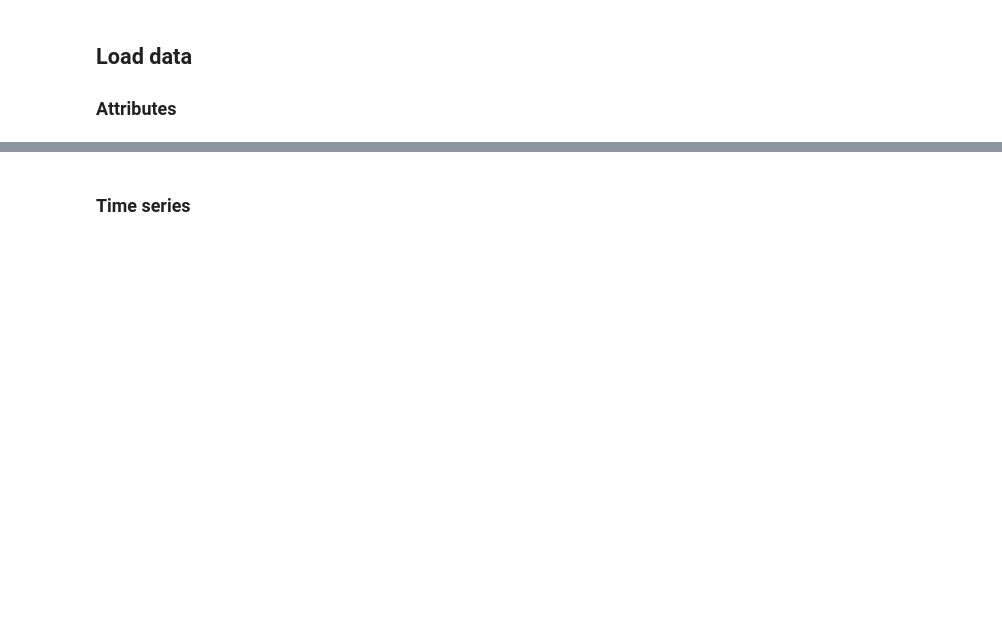
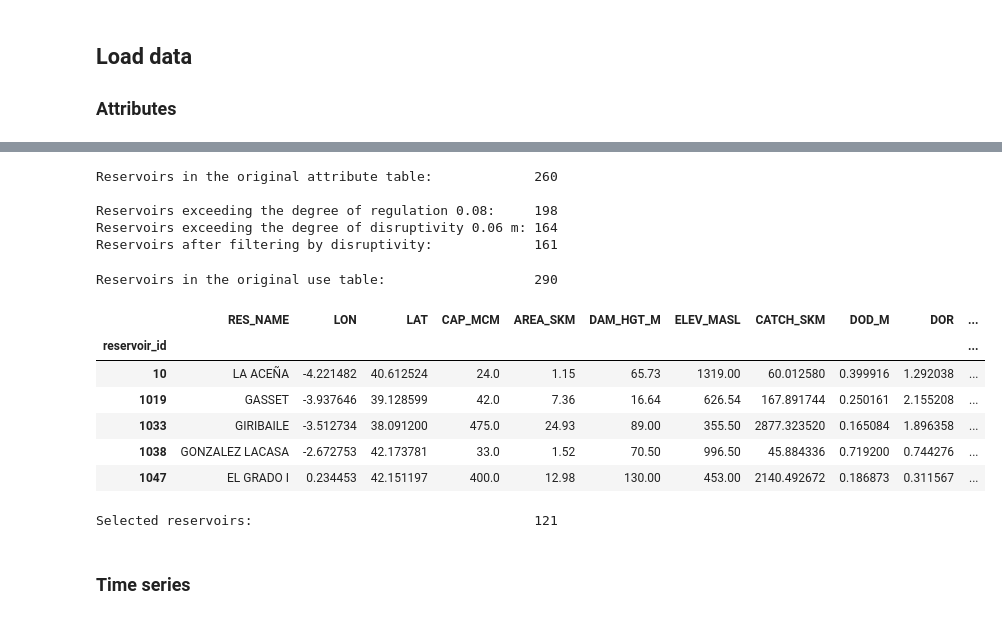
Before and after one commit to casadoj/neuralhydrology, a Jupyter notebook: models/ResOpsES/1_samples_&_periods.ipynb, the cells around one changed output, grey strips where cells are left out. Drawn from its saved outputs; the diff is of its cells as text; code cells hidden in the pictures; blank space fills up the shorter version.

```diff
--- a/models/ResOpsES/1_samples_&_periods.ipynb
+++ b/models/ResOpsES/1_samples_&_periods.ipynb
@@ -32,8 +32,17 @@ from model_utils import split_samples, split_periods
 # %% [markdown]
 ## Configuración
 # %%
-TRAIN_SIZE = .7
-VAL_SIZE = .3
+TRAIN_SIZE = .6 # 1
+VAL_SIZE = .2 # 0 # 1.
+TRAIN_PERIOD = 1. # .6
+VAL_PERIOD = 0. # .2
+MIN_DOR = 0.08 # approximately one month regulation
+MIN_DOD = 0.06
 USE = None #'supply'
 SINGLE_USE = False #True
-TARGET = 'outflow'
+HEADWATER = True
+TARGET = 'volume'
+SUFFIX = 'bc_hw' #'time_validation' # 'disruptive2'
+# %%
+# remove reservoirs
+remove_reservoirs = [68, 314, 317, 380, 484, 500, 526, 556, 598, 692, 735, 793, 834, 863, 881, 971, 1156, 1290, 1485, 1649, 1665, 1807, 2024, 2101, 2197, 2366,]
@@ -43,7 +76,8 @@ if USE:
     exp_dir = Path(f'./{USE}/{TARGET}/')
 else:
     exp_dir = Path(f'./all/{TARGET}/')
-config_file = list(exp_dir.glob('config_*.yml'))[0]
+# config_file = list(exp_dir.glob('config_*.yml'))[0]
+config_file = exp_dir / 'config_V_lstm256_do04_bc_hw.yml'
 print(f'Reading configuration file:\n{config_file}')
 cfg = Config(config_file)
 
@@ -91,0 +93,39 @@ Selected reservoirs:                            289
+# %%
+# load attribute table
+attrs = pd.read_csv(cfg.data_dir / 'attributes' / 'attributes_combined.csv', index_col='reservoir_id')
+attrs = attrs[attrs.columns.intersection(cfg.static_attributes + ['RES_NAME', 'HEADWATER'])]
+attrs.dropna(axis=0, how='any', inplace=True)
+print('Reservoirs in the original attribute table:\t\t{0}\n'.format(attrs.shape[0]))
+
+# remove manually selected reservoirs
+remove_reservoirs = set(remove_reservoirs).intersection(attrs.index)
+attrs.drop(remove_reservoirs, axis=0, inplace=True)
+
+# filter reservoirs by disruptivity indices
+mask_DOR = attrs.DOR > MIN_DOR
+print('Reservoirs exceeding the degree of regulation {0}:\t{1}'.format(MIN_DOR,
+                                                                       mask_DOR.sum()))
+mask_DOD = attrs.DOD_M > MIN_DOD
+print('Reservoirs exceeding the degree of disruptivity {0} m:\t{1}'.format(MIN_DOD,
+                                                                         mask_DOD.sum()))
+attrs = attrs.loc[mask_DOR & mask_DOD, :]
+print('Reservoirs after filtering by disruptivity:\t\t{0}\n'.format(attrs.shape[0]))
+# %% [output]
+Reservoirs in the original attribute table:             260
+
+Reservoirs exceeding the degree of regulation 0.08:     198
+Reservoirs exceeding the degree of disruptivity 0.06 m: 164
+Reservoirs after filtering by disruptivity:             161
+# %%
+# load reservoir use table
+use = pd.read_csv(cfg.data_dir / 'attributes' / 'attributes_use.csv', index_col='reservoir_id')
+use = use[use.columns.intersection(cfg.static_attributes)]
+use.dropna(axis=0, how='any', inplace=True)
+print('Reservoirs in the original use table:\t\t\t{0}\n'.format(use.shape[0]))
+
+if attrs.shape[0] != use.shape[0]:
+    ids = attrs.index.intersection(use.index)
+    attrs = attrs.loc[ids]
+    use = use.loc[ids]
+# %% [output]
+Reservoirs in the original use table:                   290
@@ -91,0 +143,10 @@ Selected reservoirs:                            289
+# %%
+attrs_sel.head()
+# %% [output]
+|  | RES_NAME | LON | LAT | CAP_MCM | AREA_SKM | DAM_HGT_M | ELEV_MASL | CATCH_SKM | DOD_M | DOR | ... |
+| reservoir_id |  |  |  |  |  |  |  |  |  |  | ... |
+| 10 | LA ACEÑA | -4.221482 | 40.612524 | 24.0 | 1.15 | 65.73 | 1319.00 | 60.012580 | 0.399916 | 1.292038 | ... |
+| 1019 | GASSET | -3.937646 | 39.128599 | 42.0 | 7.36 | 16.64 | 626.54 | 167.891744 | 0.250161 | 2.155208 | ... |
+| 1033 | GIRIBAILE | -3.512734 | 38.091200 | 475.0 | 24.93 | 89.00 | 355.50 | 2877.323520 | 0.165084 | 1.896358 | ... |
+| 1038 | GONZALEZ LACASA | -2.672753 | 42.173781 | 33.0 | 1.52 | 70.50 | 996.50 | 45.884336 | 0.719200 | 0.744276 | ... |
+| 1047 | EL GRADO I | 0.234453 | 42.151197 | 400.0 | 12.98 | 130.00 | 453.00 | 2140.492672 | 0.186873 | 0.311567 | ... |
@@ -92,3 +157,7 @@ Selected reservoirs:                            289
+# %%
+print('Selected reservoirs:\t\t\t\t\t{0}'.format(attrs_sel.shape[0]))
+# %% [output]
+Selected reservoirs:                                    121
 # %% [markdown]
 ### Time series
 # %%
```
Also changed, not shown: parts of 17 cells of this notebook, 3 other files.
